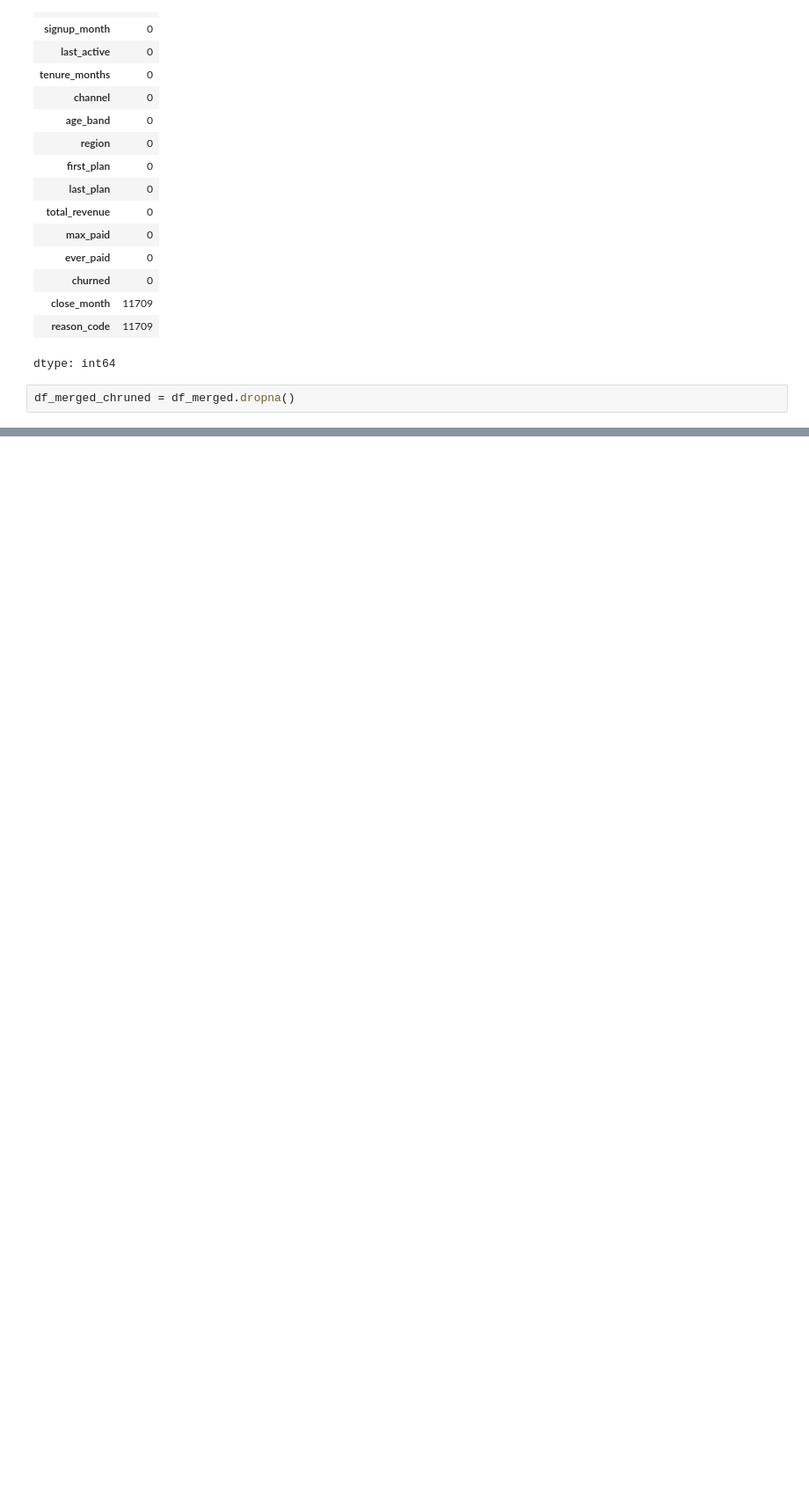
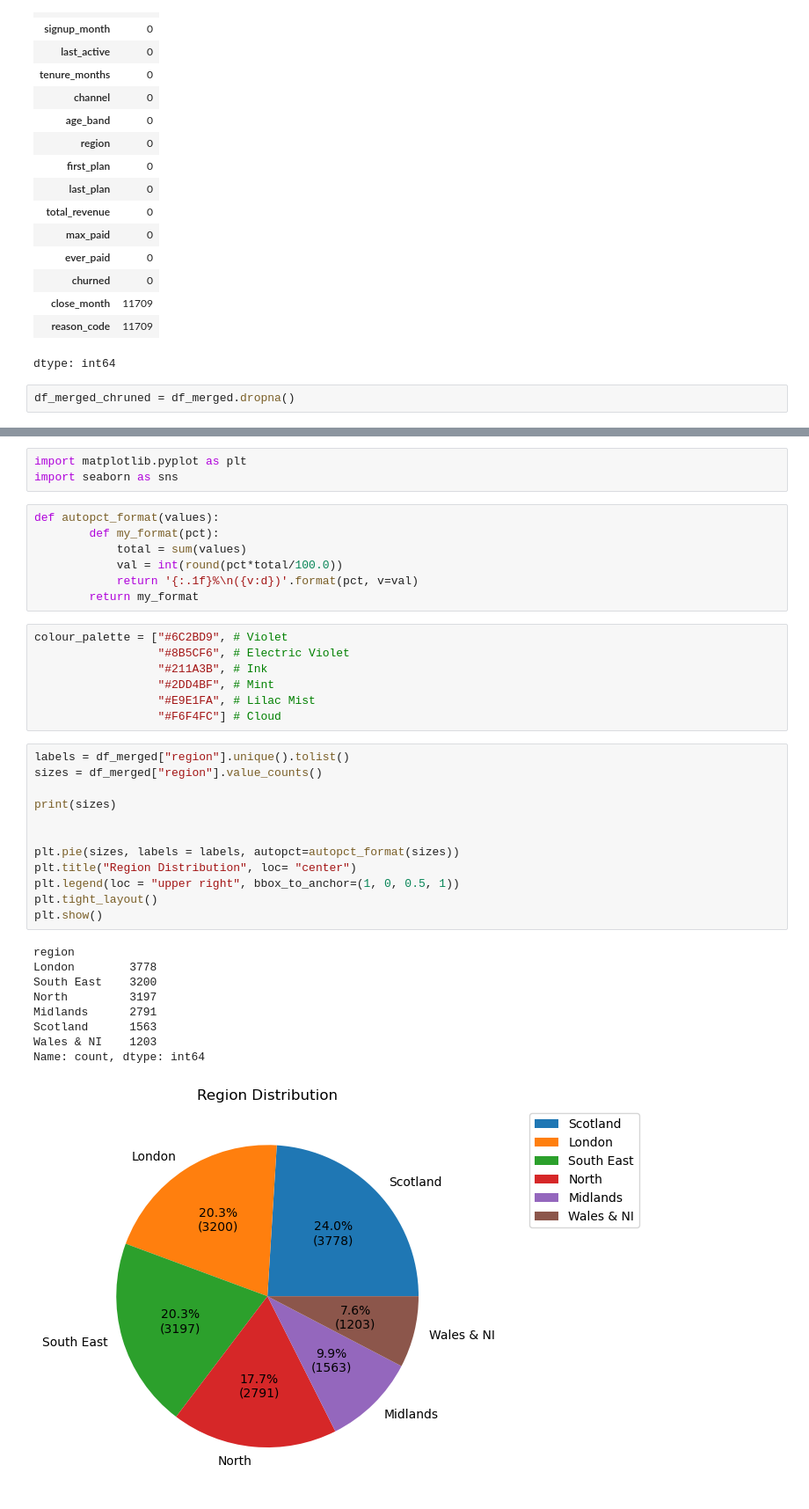
Before and after one commit to geraintmelville/moneycraft_project, a Jupyter notebook: MoneyCraft.ipynb, the cells around one changed output, grey strips where cells are left out. Shown at 88% size. Cells and saved outputs as stored; diff of their text form; blank space fills up the shorter version.

Commit message:
A couple of graphs

```diff
--- a/MoneyCraft.ipynb
+++ b/MoneyCraft.ipynb
@@ -650,0 +667,39 @@ df_merged_chruned = df_merged.dropna()
+# %%
+import matplotlib.pyplot as plt
+import seaborn as sns
+# %%
+def autopct_format(values):
+        def my_format(pct):
+            total = sum(values)
+            val = int(round(pct*total/100.0))
+            return '{:.1f}%\n({v:d})'.format(pct, v=val)
+        return my_format
+# %%
+colour_palette = ["#6C2BD9", # Violet
+                  "#8B5CF6", # Electric Violet
+                  "#211A3B", # Ink
+                  "#2DD4BF", # Mint
+                  "#E9E1FA", # Lilac Mist
+                  "#F6F4FC"] # Cloud
+# %%
+labels = df_merged["region"].unique().tolist()
+sizes = df_merged["region"].value_counts()
+
+print(sizes)
+
+
+plt.pie(sizes, labels = labels, autopct=autopct_format(sizes))
+plt.title("Region Distribution", loc= "center")
+plt.legend(loc = "upper right", bbox_to_anchor=(1, 0, 0.5, 1))
+plt.tight_layout()
+plt.show()
+# %% [output]
+region
+London        3778
+South East    3200
+North         3197
+Midlands      2791
+Scotland      1563
+Wales & NI    1203
+Name: count, dtype: int64
+[figure, added]
```
Also changed, not shown: parts of 3 cells of this notebook.
